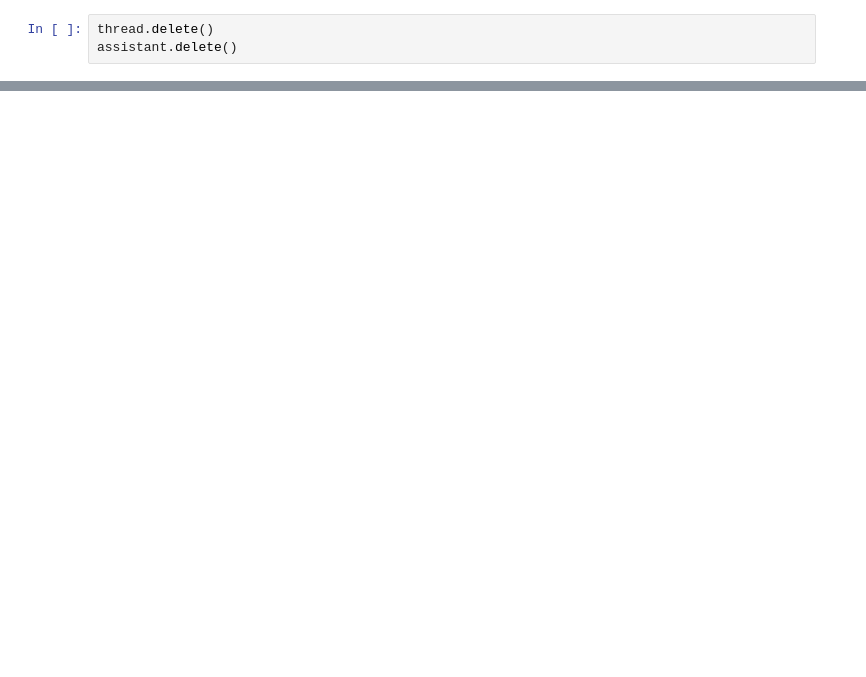
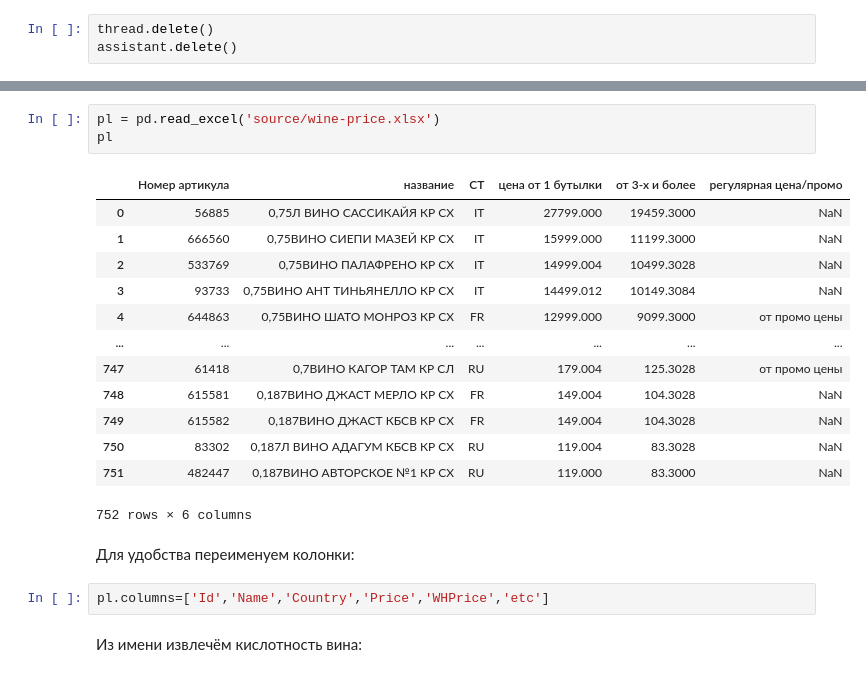
Before and after one commit to yandex-datasphere/advanced-assistant, a Jupyter notebook: advanced-assistant.ipynb, the cells around one changed output, grey strips where cells are left out. Saved outputs shown, nothing was run; the diff lists cells and outputs as text; blank space fills up the shorter version.

```diff
--- a/advanced-assistant.ipynb
+++ b/advanced-assistant.ipynb
@@ -320,0 +386,23 @@ assistant.delete()
+# %%
+pl = pd.read_excel('source/wine-price.xlsx')
+pl
+# %% [output]
+|  | Номер артикула | название | CT | цена от 1 бутылки | от 3-х и более | регулярная цена/промо |
+| 0 | 56885 | 0,75Л ВИНО САССИКАЙЯ КР СХ | IT | 27799.000 | 19459.3000 | NaN |
+| 1 | 666560 | 0,75ВИНО СИЕПИ МАЗЕЙ КР СХ | IT | 15999.000 | 11199.3000 | NaN |
+| 2 | 533769 | 0,75ВИНО ПАЛАФРЕНО КР СХ | IT | 14999.004 | 10499.3028 | NaN |
+| 3 | 93733 | 0,75ВИНО АНТ ТИНЬЯНЕЛЛО КР СХ | IT | 14499.012 | 10149.3084 | NaN |
+| 4 | 644863 | 0,75ВИНО ШАТО МОНРОЗ КР СХ | FR | 12999.000 | 9099.3000 | от промо цены |
+| ... | ... | ... | ... | ... | ... | ... |
+| 747 | 61418 | 0,7ВИНО КАГОР ТАМ КР СЛ | RU | 179.004 | 125.3028 | от промо цены |
+| 748 | 615581 | 0,187ВИНО ДЖАСТ МЕРЛО КР СХ | FR | 149.004 | 104.3028 | NaN |
+| 749 | 615582 | 0,187ВИНО ДЖАСТ КБСВ КР СХ | FR | 149.004 | 104.3028 | NaN |
+| 750 | 83302 | 0,187Л ВИНО АДАГУМ КБСВ КР СХ | RU | 119.004 | 83.3028 | NaN |
+| 751 | 482447 | 0,187ВИНО АВТОРСКОЕ №1 КР СХ | RU | 119.000 | 83.3000 | NaN |
+752 rows × 6 columns
+# %% [markdown]
+Для удобства переименуем колонки:
+# %%
+pl.columns=['Id','Name','Country','Price','WHPrice','etc']
+# %% [markdown]
+Из имени извлечём кислотность вина:
```
Also changed, not shown: parts of 33 cells of this notebook.
